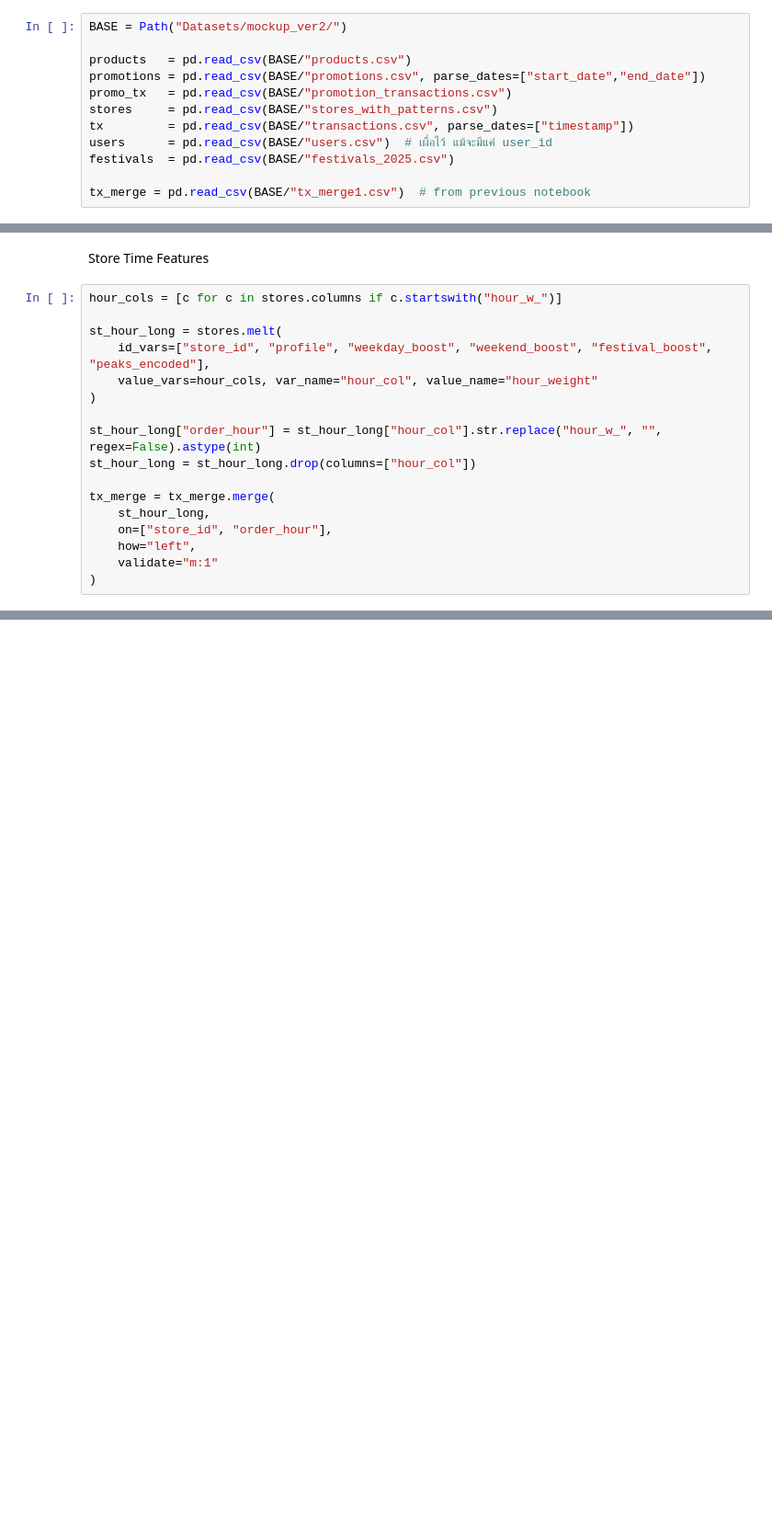
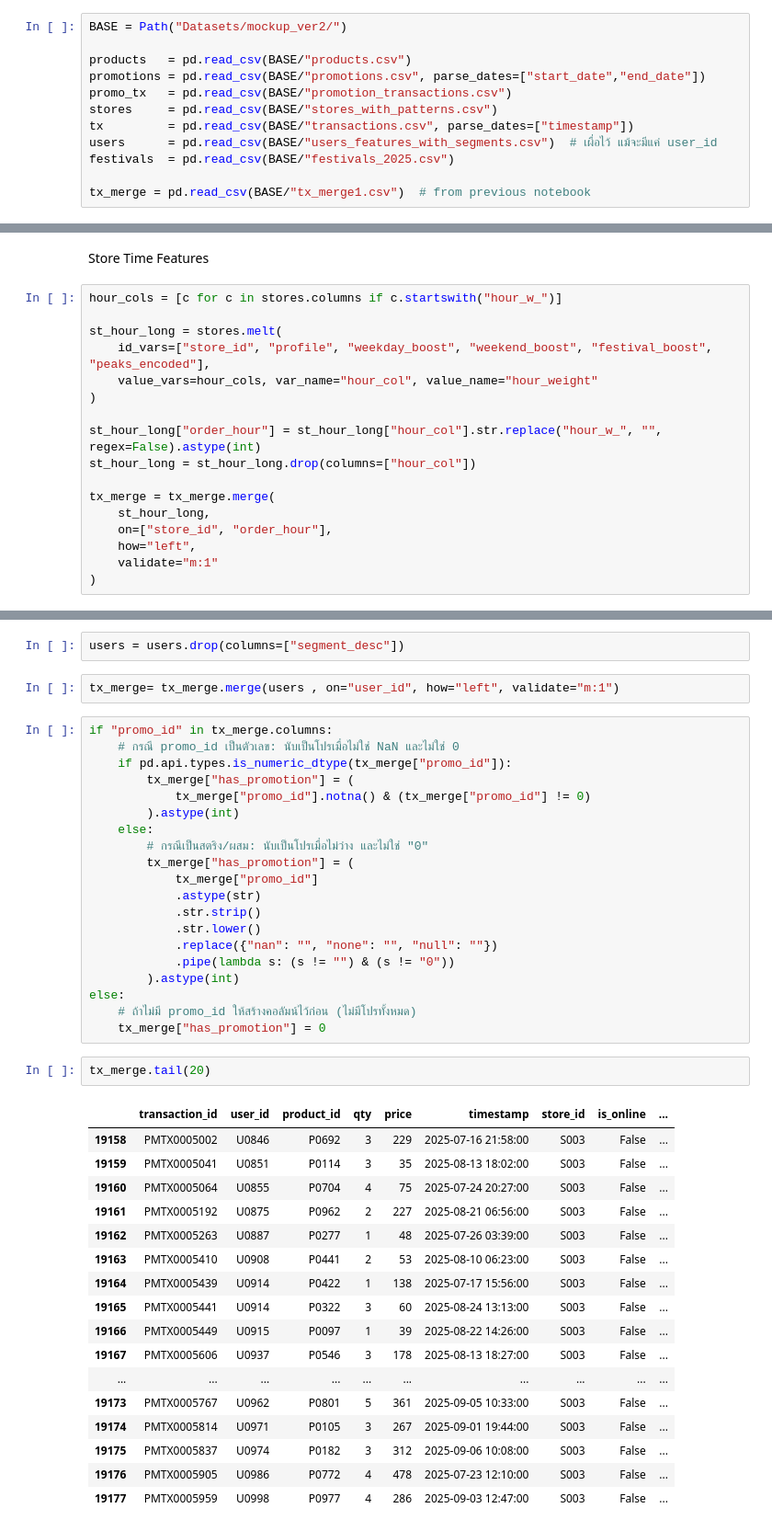
Before and after one commit to Boonyaratt/Double_CAI, a Jupyter notebook: Notebooks/maindate.ipynb, the cells around one changed output, grey strips where cells are left out. Shown at 92% size. Cells and saved outputs as stored; diff of their text form; blank space fills up the shorter version.

Commit message:
add user clustering

```diff
--- a/Notebooks/maindate.ipynb
+++ b/Notebooks/maindate.ipynb
@@ -11,7 +11,7 @@ promotions = pd.read_csv(BASE/"promotions.csv", parse_dates=["start_date","end_d
 promo_tx   = pd.read_csv(BASE/"promotion_transactions.csv")
 stores     = pd.read_csv(BASE/"stores_with_patterns.csv")
 tx         = pd.read_csv(BASE/"transactions.csv", parse_dates=["timestamp"])
-users      = pd.read_csv(BASE/"users.csv")  # เผื่อไว้ แม้จะมีแค่ user_id
+users      = pd.read_csv(BASE/"users_features_with_segments.csv")  # เผื่อไว้ แม้จะมีแค่ user_id
 festivals  = pd.read_csv(BASE/"festivals_2025.csv")
 
 tx_merge = pd.read_csv(BASE/"tx_merge1.csv")  # from previous notebook
@@ -149,0 +215,44 @@ Index(['transaction_id', 'user_id', 'product_id', 'qty', 'price', 'timestamp',
+# %%
+users = users.drop(columns=["segment_desc"])
+# %%
+tx_merge= tx_merge.merge(users , on="user_id", how="left", validate="m:1")
+# %%
+if "promo_id" in tx_merge.columns:
+    # กรณี promo_id เป็นตัวเลข: นับเป็นโปรเมื่อไม่ใช่ NaN และไม่ใช่ 0
+    if pd.api.types.is_numeric_dtype(tx_merge["promo_id"]):
+        tx_merge["has_promotion"] = (
+            tx_merge["promo_id"].notna() & (tx_merge["promo_id"] != 0)
+        ).astype(int)
+    else:
+        # กรณีเป็นสตริง/ผสม: นับเป็นโปรเมื่อไม่ว่าง และไม่ใช่ "0"
+        tx_merge["has_promotion"] = (
+            tx_merge["promo_id"]
+            .astype(str)
+            .str.strip()
+            .str.lower()
+            .replace({"nan": "", "none": "", "null": ""})
+            .pipe(lambda s: (s != "") & (s != "0"))
+        ).astype(int)
+else:
+    # ถ้าไม่มี promo_id ให้สร้างคอลัมน์ไว้ก่อน (ไม่มีโปรทั้งหมด)
+    tx_merge["has_promotion"] = 0
+# %%
+tx_merge.tail(20)
+# %% [output]
+|  | transaction_id | user_id | product_id | qty | price | timestamp | store_id | is_online | ... |
+| 19158 | PMTX0005002 | U0846 | P0692 | 3 | 229 | 2025-07-16 21:58:00 | S003 | False | ... |
+| 19159 | PMTX0005041 | U0851 | P0114 | 3 | 35 | 2025-08-13 18:02:00 | S003 | False | ... |
+| 19160 | PMTX0005064 | U0855 | P0704 | 4 | 75 | 2025-07-24 20:27:00 | S003 | False | ... |
+| 19161 | PMTX0005192 | U0875 | P0962 | 2 | 227 | 2025-08-21 06:56:00 | S003 | False | ... |
+| 19162 | PMTX0005263 | U0887 | P0277 | 1 | 48 | 2025-07-26 03:39:00 | S003 | False | ... |
+| 19163 | PMTX0005410 | U0908 | P0441 | 2 | 53 | 2025-08-10 06:23:00 | S003 | False | ... |
+| 19164 | PMTX0005439 | U0914 | P0422 | 1 | 138 | 2025-07-17 15:56:00 | S003 | False | ... |
+| 19165 | PMTX0005441 | U0914 | P0322 | 3 | 60 | 2025-08-24 13:13:00 | S003 | False | ... |
+| 19166 | PMTX0005449 | U0915 | P0097 | 1 | 39 | 2025-08-22 14:26:00 | S003 | False | ... |
+| 19167 | PMTX0005606 | U0937 | P0546 | 3 | 178 | 2025-08-13 18:27:00 | S003 | False | ... |
+| ... | ... | ... | ... | ... | ... | ... | ... | ... | ... |
+| 19173 | PMTX0005767 | U0962 | P0801 | 5 | 361 | 2025-09-05 10:33:00 | S003 | False | ... |
+| 19174 | PMTX0005814 | U0971 | P0105 | 3 | 267 | 2025-09-01 19:44:00 | S003 | False | ... |
+| 19175 | PMTX0005837 | U0974 | P0182 | 3 | 312 | 2025-09-06 10:08:00 | S003 | False | ... |
+| 19176 | PMTX0005905 | U0986 | P0772 | 4 | 478 | 2025-07-23 12:10:00 | S003 | False | ... |
+| 19177 | PMTX0005959 | U0998 | P0977 | 4 | 286 | 2025-09-03 12:47:00 | S003 | False | ... |
```
Also changed, not shown: parts of 11 cells of this notebook, 7 other files.
